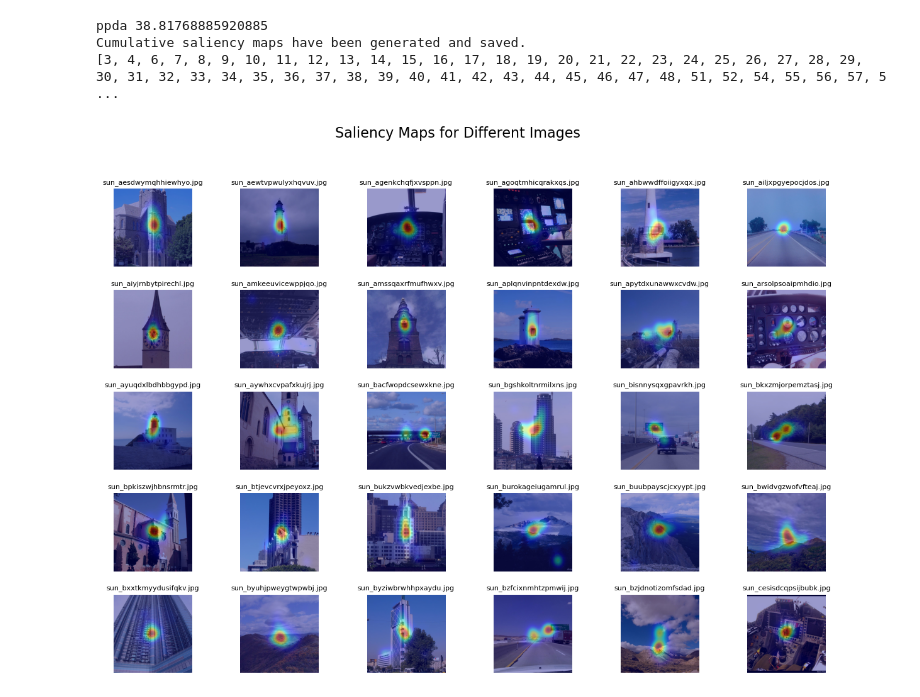
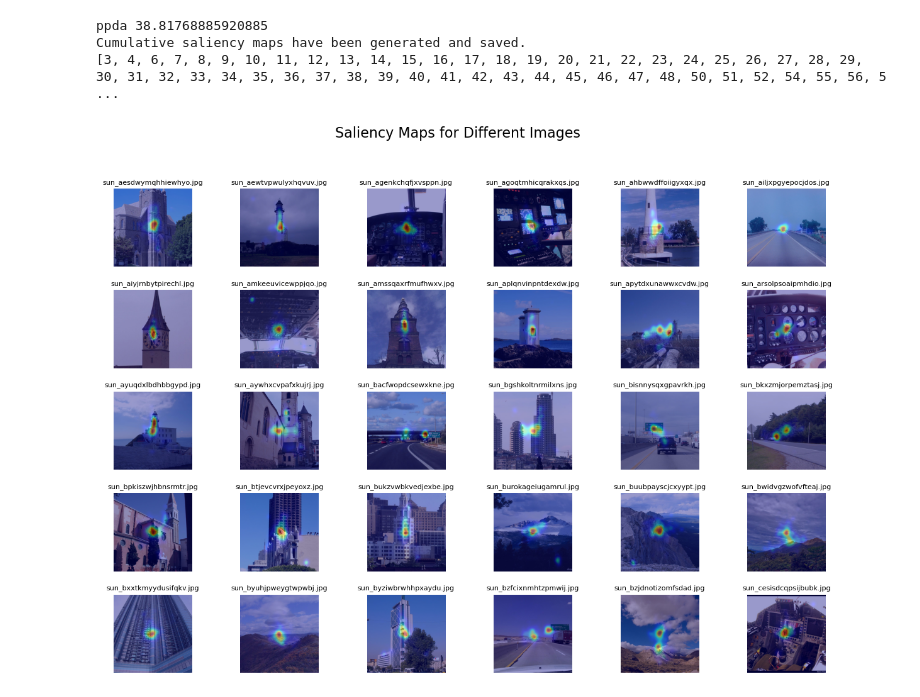
Before and after one commit to ValerijanPro/ImageMemorabilityPredictionML, a Jupyter notebook: dataAnalysis/saliencyMapGeneration/salmapGeneration.ipynb, the cells around one changed output. Cells and saved outputs as stored; diff of their text form; code cells hidden in the pictures.

```diff
--- a/dataAnalysis/saliencyMapGeneration/salmapGeneration.ipynb
+++ b/dataAnalysis/saliencyMapGeneration/salmapGeneration.ipynb
@@ -127,7 +127,7 @@ for folder in os.listdir(base_dir):
     if match:
         observer = int(match.group())
 
-    if(observer == 1 or observer == 2 or observer == 49 or observer == 50 or observer == 5):
+    if(observer == 1 or observer == 2 or observer == 49 or observer == 5):
         continue
 
     #if(observer not in [70,71,73,74,76,77,79,80,82,83,85,87,88,89,86,90,18,57,6,45,48,60,63,69,3,9,12,21,15,27,30,33,36,42,24,66,51,54,72,75]):
@@ -171,7 +171,7 @@ import matplotlib.pyplot as plt
 import matplotlib.image as mpimg
 
 # Define the directory containing the saliency maps
-saliency_maps_dir = 'cumulative_saliency_maps_no_image2'
+saliency_maps_dir = 'cumulative_saliency_maps'
 
 # List all the files in the directory
 saliency_map_files = [f for f in os.listdir(saliency_maps_dir) if f.endswith('.jpg') or f.endswith('.png')]
@@ -194,32 +194,32 @@ fig.subplots_adjust(hspace=0.3, wspace=0.3)
 for ax, file_name in zip(axes.flatten(), saliency_map_files):
     # Load the image
     img_path = os.path.join(saliency_maps_dir, file_name)
     img = mpimg.imread(img_path)
 
     # Display the image
     ax.imshow(img)
 
     # Set the title (remove 'targetImages/' from the filename)
     title = file_name.replace('targetImages/', '')
     ax.set_title(title, fontsize=8)
 
     # Remove axis
     ax.axis('off')
 
 # Hide any empty subplots
 for i in range(num_images, len(axes.flatten())):
     axes.flatten()[i].axis('off')
 
 # Add an overall title for the entire plot
 plt.suptitle('Saliency Maps for Different Images', fontsize=16)
 
 # Save the plot as a PNG file
 plt.savefig('saliency_maps_grid.png', bbox_inches='tight', dpi=300)
 
 # Show the plot
 plt.show()
 # %% [output]
 ppda 38.81768885920885
 Cumulative saliency maps have been generated and saved.
-[3, 4, 6, 7, 8, 9, 10, 11, 12, 13, 14, 15, 16, 17, 18, 19, 20, 21, 22, 23, 24, 25, 26, 27, 28, 29, 30, 31, 32, 33, 34, 35, 36, 37, 38, 39, 40, 41, 42, 43, 44, 45, 46, 47, 48, 51, 52, 54, 55, 56, 57, 5 ...
+[3, 4, 6, 7, 8, 9, 10, 11, 12, 13, 14, 15, 16, 17, 18, 19, 20, 21, 22, 23, 24, 25, 26, 27, 28, 29, 30, 31, 32, 33, 34, 35, 36, 37, 38, 39, 40, 41, 42, 43, 44, 45, 46, 47, 48, 50, 51, 52, 54, 55, 56, 5 ...
-[figure, old version]
+[figure, new version]
```
Also changed, not shown: 52 other files.
